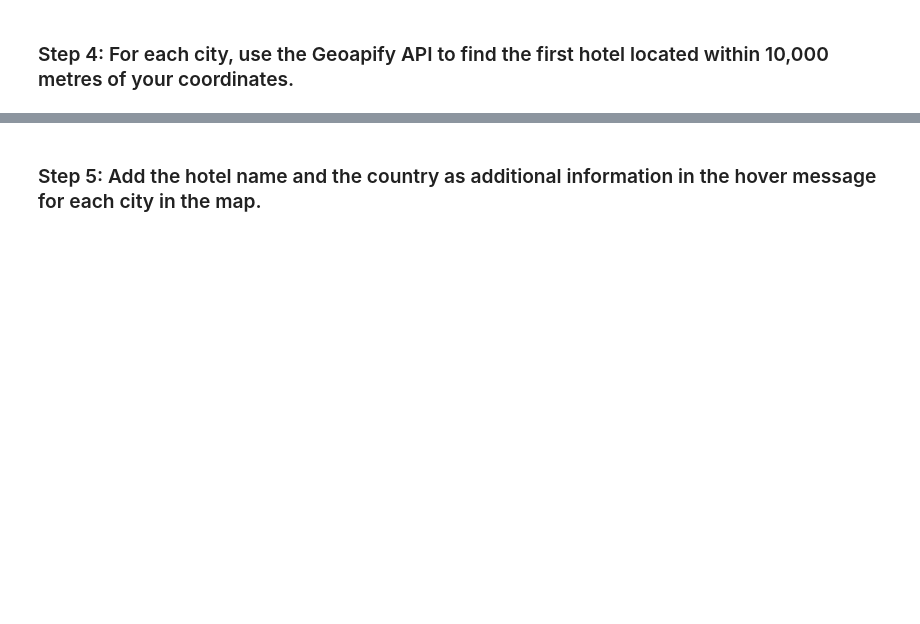
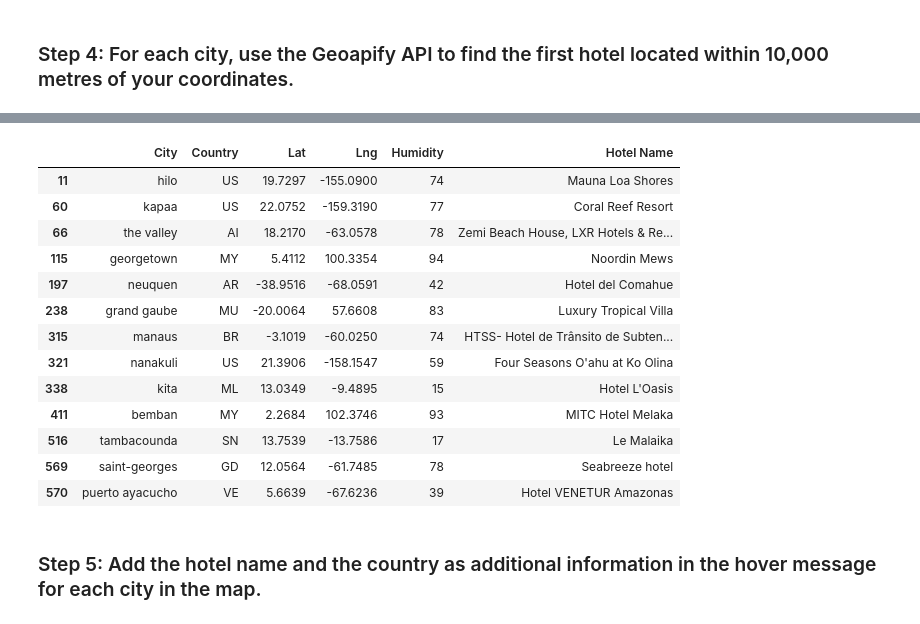
Before and after one commit to DavidsonRCan2/python-api-challenge, a Jupyter notebook: VacationPy/VacationPy.ipynb, the cells around one changed output, grey strips where cells are left out. Saved outputs shown, nothing was run; the diff lists cells and outputs as text; code cells hidden in the pictures; blank space fills up the shorter version.

```diff
--- a/VacationPy/VacationPy.ipynb
+++ b/VacationPy/VacationPy.ipynb
@@ -199,3 +200,21 @@ tabou - nearest hotel: No hotel found
+# %%
+cleaned_hotel_df = hotel_df[hotel_df["Hotel Name"] !="No hotel found"]
+cleaned_hotel_df
+# %% [output]
+|  | City | Country | Lat | Lng | Humidity | Hotel Name |
+| 11 | hilo | US | 19.7297 | -155.0900 | 74 | Mauna Loa Shores |
+| 60 | kapaa | US | 22.0752 | -159.3190 | 77 | Coral Reef Resort |
+| 66 | the valley | AI | 18.2170 | -63.0578 | 78 | Zemi Beach House, LXR Hotels & Re... |
+| 115 | georgetown | MY | 5.4112 | 100.3354 | 94 | Noordin Mews |
+| 197 | neuquen | AR | -38.9516 | -68.0591 | 42 | Hotel del Comahue |
+| 238 | grand gaube | MU | -20.0064 | 57.6608 | 83 | Luxury Tropical Villa |
+| 315 | manaus | BR | -3.1019 | -60.0250 | 74 | HTSS- Hotel de Trânsito de Subten... |
+| 321 | nanakuli | US | 21.3906 | -158.1547 | 59 | Four Seasons O'ahu at Ko Olina |
+| 338 | kita | ML | 13.0349 | -9.4895 | 15 | Hotel L'Oasis |
+| 411 | bemban | MY | 2.2684 | 102.3746 | 93 | MITC Hotel Melaka |
+| 516 | tambacounda | SN | 13.7539 | -13.7586 | 17 | Le Malaika |
+| 569 | saint-georges | GD | 12.0564 | -61.7485 | 78 | Seabreeze hotel |
+| 570 | puerto ayacucho | VE | 5.6639 | -67.6236 | 39 | Hotel VENETUR Amazonas |
 # %% [markdown]
 ### Step 5: Add the hotel name and the country as additional information in the hover message for each city in the map.
 # %%
```
Also changed, not shown: parts of 5 cells of this notebook, 2 other files.
